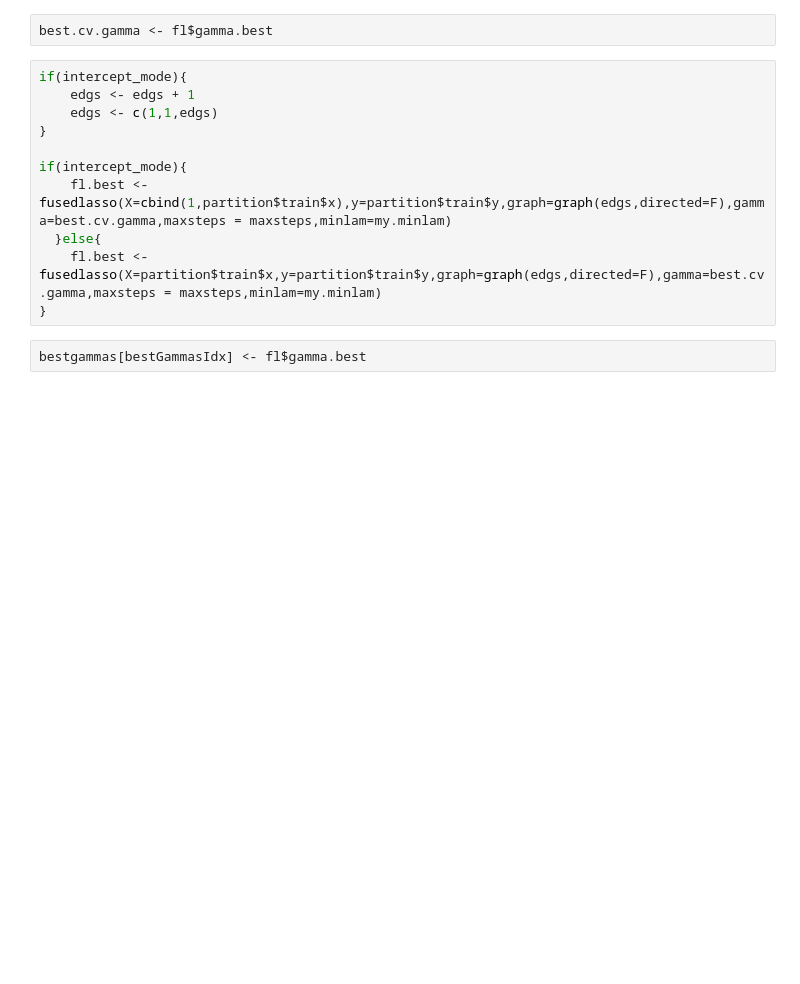
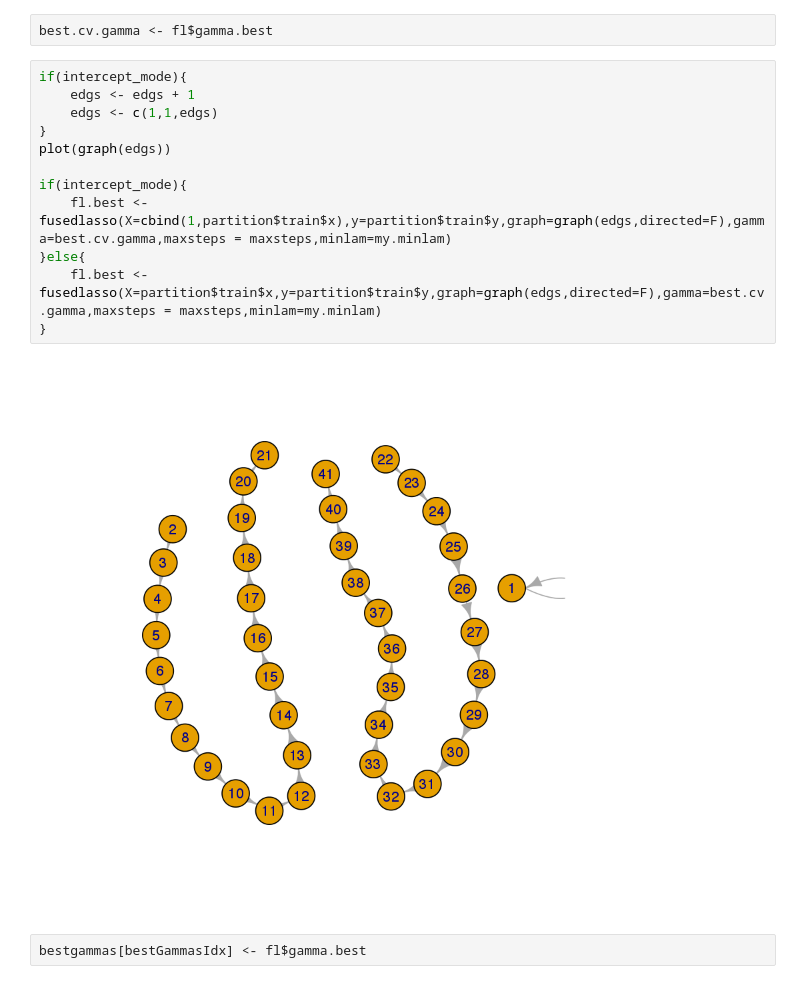
Before and after one commit to fba67/fusedlasso, a Jupyter notebook: simulation/flasso_simulation_2.ipynb, the cells around one changed output. Saved outputs shown, nothing was run; the diff lists cells and outputs as text; blank space fills up the shorter version.

```diff
--- a/simulation/flasso_simulation_2.ipynb
+++ b/simulation/flasso_simulation_2.ipynb
@@ -127,14 +105,17 @@ best.cv.gamma <- fl$gamma.best
 # %%
 if(intercept_mode){
     edgs <- edgs + 1
     edgs <- c(1,1,edgs)
 }
+plot(graph(edgs))
 
 if(intercept_mode){
     fl.best <- fusedlasso(X=cbind(1,partition$train$x),y=partition$train$y,graph=graph(edgs,directed=F),gamma=best.cv.gamma,maxsteps = maxsteps,minlam=my.minlam)
-  }else{
+}else{
     fl.best <- fusedlasso(X=partition$train$x,y=partition$train$y,graph=graph(edgs,directed=F),gamma=best.cv.gamma,maxsteps = maxsteps,minlam=my.minlam)
 }
+# %% [output]
+[figure, added]
 # %%
 bestgammas[bestGammasIdx] <- fl$gamma.best
 # %%
```
Also changed, not shown: parts of 9 cells of this notebook, 1 other file.
